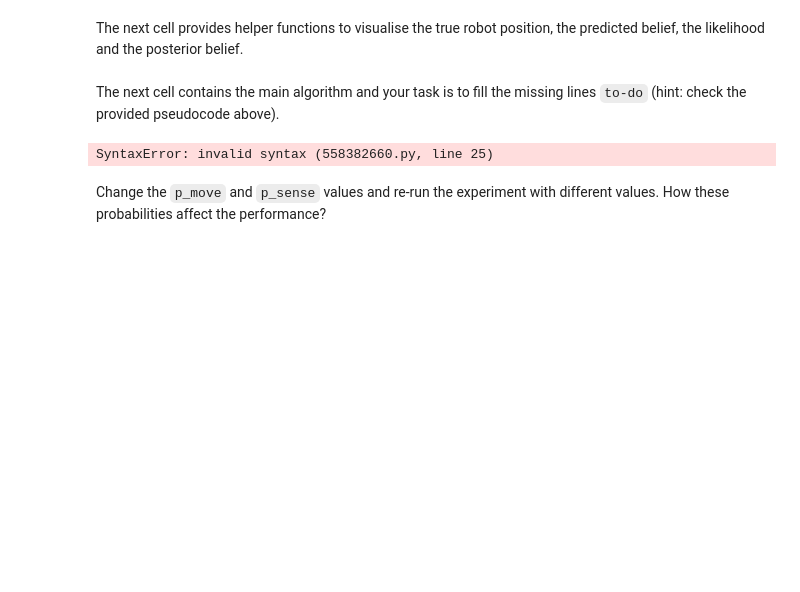
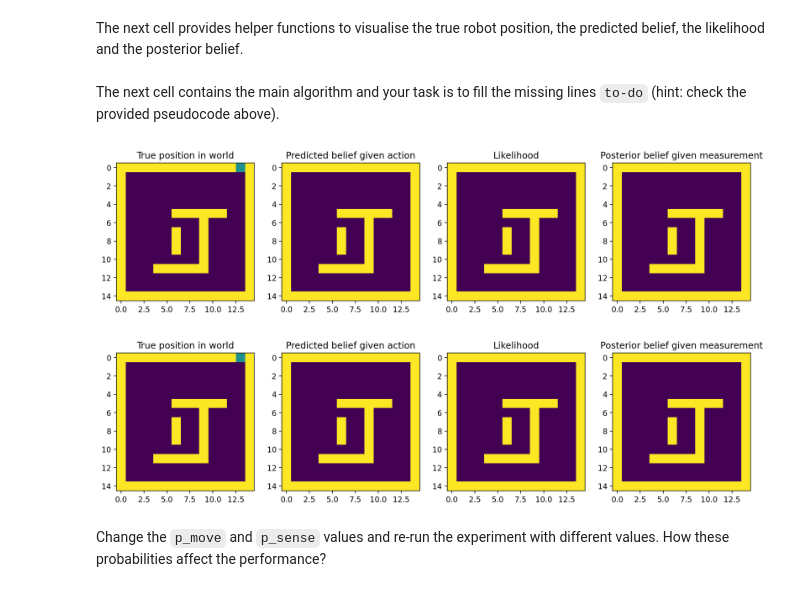
Before and after one commit to ZehuaLiuY/lab_sheets_public, a Jupyter notebook: lab6/Lab_6_HMM.ipynb, the cells around one changed output. Cells and saved outputs as stored; diff of their text form; code cells hidden in the pictures; blank space fills up the shorter version.

```diff
--- a/lab6/Lab_6_HMM.ipynb
+++ b/lab6/Lab_6_HMM.ipynb
@@ -629,37 +630,38 @@ for step in range(steps):
     # Move the robot according to the action and sense the measurement
     state = robot.transition(a)
     measurement = robot.measurement()
 
     # Make prediction about state belief given action
     predicted_state_belief = np.zeros((N,N))
 
     for state in possible_states.astype(int):
 
         new_state = robot.transition_no_noise(state,a)
 
-        predicted_state_belief[state[0],state[1]] = # TO-DO
+        predicted_state_belief[state[0],state[1]] = state_belief[state[0], state[1]]
 
     # Evaluate sensor belief for each possible state
     likelihood = np.zeros((N,N))
     for state in possible_states.astype(int):
 
         match = measurement == world.get_world()[state[0],state[1]]
-        likelihood[state[0],state[1]] = # TO-DO
+        likelihood[state[0],state[1]] = match *p_sense + (1-match) *(1+match)
 
     # Compute posterior belief over possible states
-    state_belief = # TO-DO
+    state_belief = likelihood * predicted_state_belief
 
     # normalising
     state_belief = (state_belief+1e-15)
     state_belief = state_belief/np.sum(state_belief)
 
     # Make a function to display
     show(robot, predicted_state_belief, likelihood, state_belief)
 
     display.clear_output(wait=True)
     display.display(plt.gcf())
 # %% [output]
-SyntaxError: invalid syntax (558382660.py, line 25)
+[figure, added]
+[figure, added]
 # %% [markdown]
 Change the `p_move` and `p_sense` values and re-run the experiment with different values. How these probabilities affect the performance?
 # %% [markdown]
```
Also changed, not shown: parts of 9 cells of this notebook.
